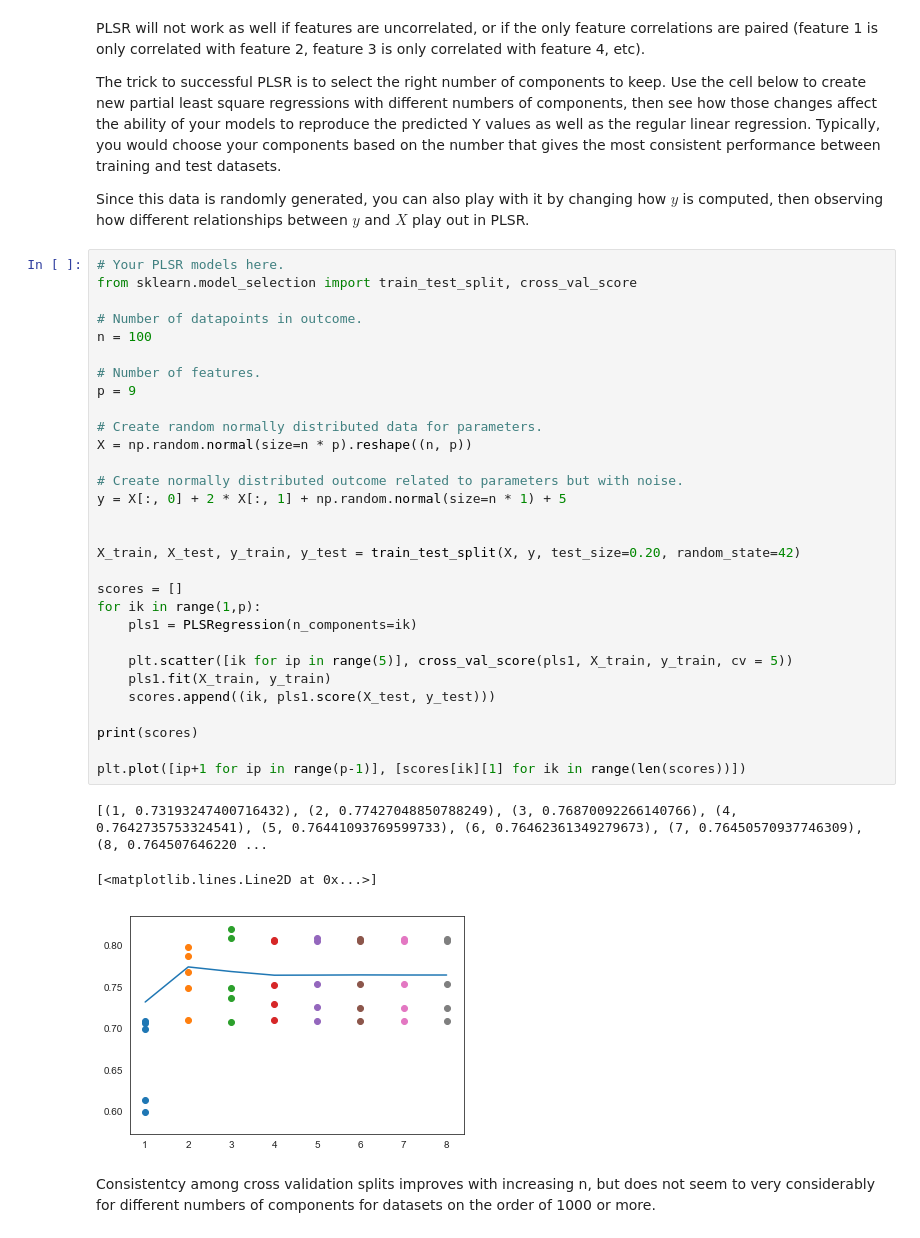
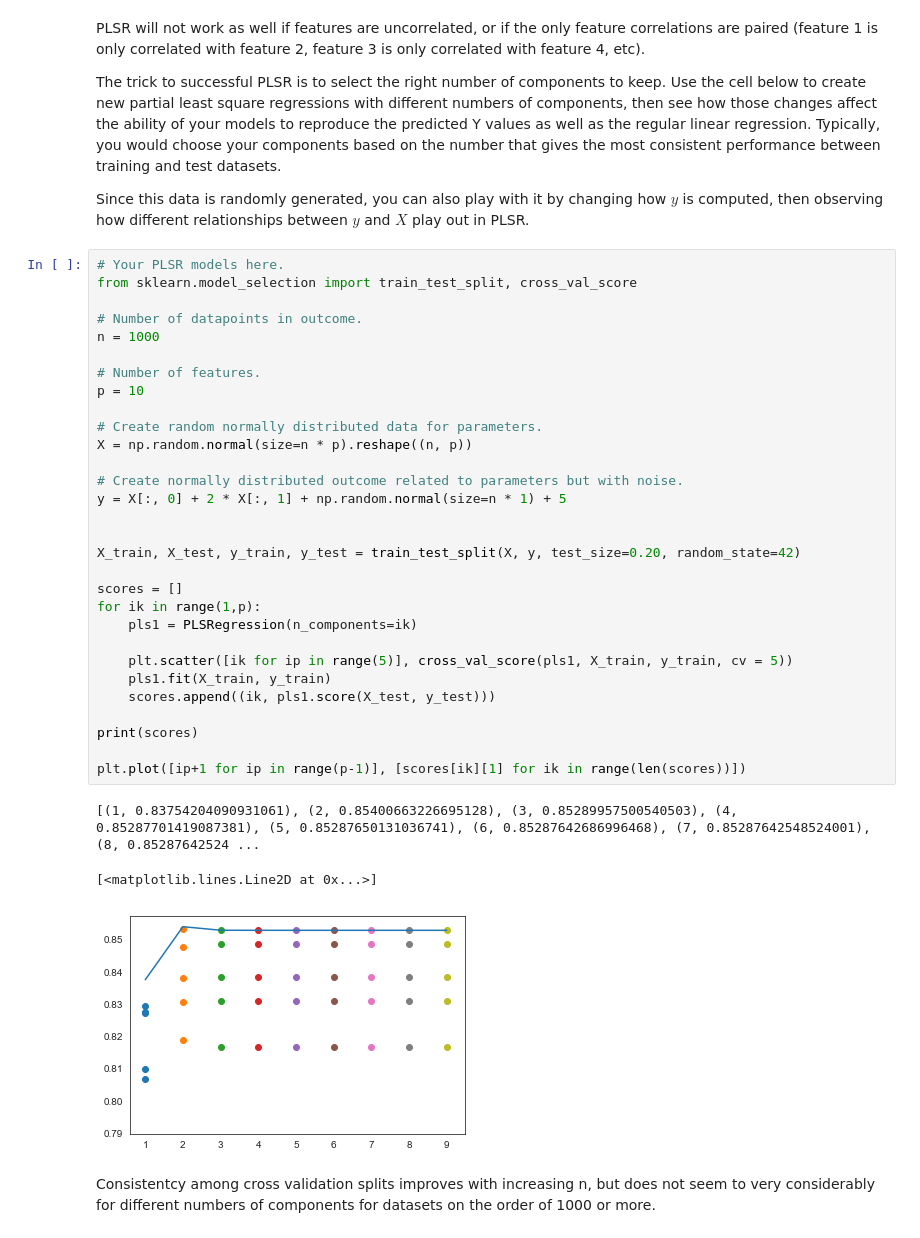
Before and after one commit to jordanplanders/Thinkful, a Jupyter notebook: Bootcamp/Unit 2/Project 2-5-3.ipynb, the cells around one changed output. Cells and saved outputs as stored; diff of their text form.

```diff
--- a/Bootcamp/Unit 2/Project 2-5-3.ipynb
+++ b/Bootcamp/Unit 2/Project 2-5-3.ipynb
@@ -96,36 +96,36 @@ Since this data is randomly generated, you can also play with it by changing how
 # %%
 # Your PLSR models here.
 from sklearn.model_selection import train_test_split, cross_val_score
 
 # Number of datapoints in outcome.
-n = 100
+n = 1000
 
 # Number of features.
-p = 9
+p = 10
 
 # Create random normally distributed data for parameters.
 X = np.random.normal(size=n * p).reshape((n, p))
 
 # Create normally distributed outcome related to parameters but with noise.
 y = X[:, 0] + 2 * X[:, 1] + np.random.normal(size=n * 1) + 5
 
 
 X_train, X_test, y_train, y_test = train_test_split(X, y, test_size=0.20, random_state=42)
 
 scores = []
 for ik in range(1,p):
     pls1 = PLSRegression(n_components=ik)
 
     plt.scatter([ik for ip in range(5)], cross_val_score(pls1, X_train, y_train, cv = 5))
     pls1.fit(X_train, y_train)
     scores.append((ik, pls1.score(X_test, y_test)))
 
 print(scores)
 
 plt.plot([ip+1 for ip in range(p-1)], [scores[ik][1] for ik in range(len(scores))])
 # %% [output]
-[(1, 0.73193247400716432), (2, 0.77427048850788249), (3, 0.76870092266140766), (4, 0.7642735753324541), (5, 0.76441093769599733), (6, 0.76462361349279673), (7, 0.76450570937746309), (8, 0.764507646220 ...
+[(1, 0.83754204090931061), (2, 0.85400663226695128), (3, 0.85289957500540503), (4, 0.85287701419087381), (5, 0.85287650131036741), (6, 0.85287642686996468), (7, 0.85287642548524001), (8, 0.85287642524 ...
 [<matplotlib.lines.Line2D at 0x...>]
-[figure, old version]
+[figure, new version]
 # %% [markdown]
 Consistentcy among cross validation splits improves with increasing n, but does not seem to very considerably for different numbers of components for datasets on the order of 1000 or more.
```
Also changed, not shown: parts of 1 cell of this notebook.
